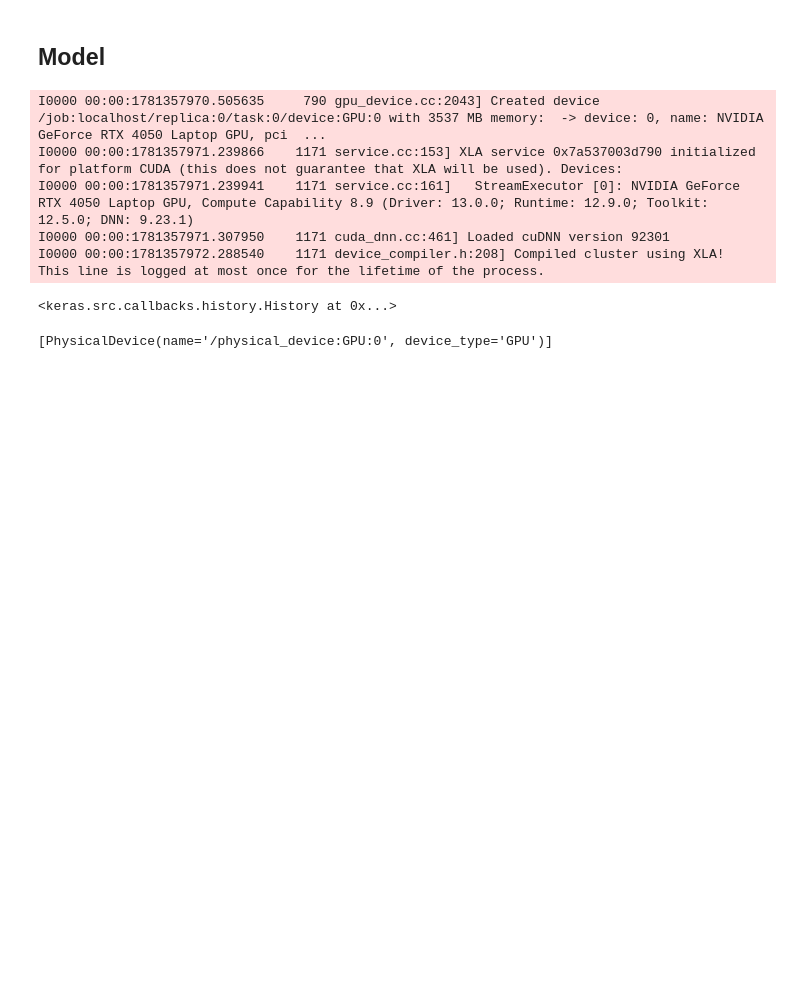
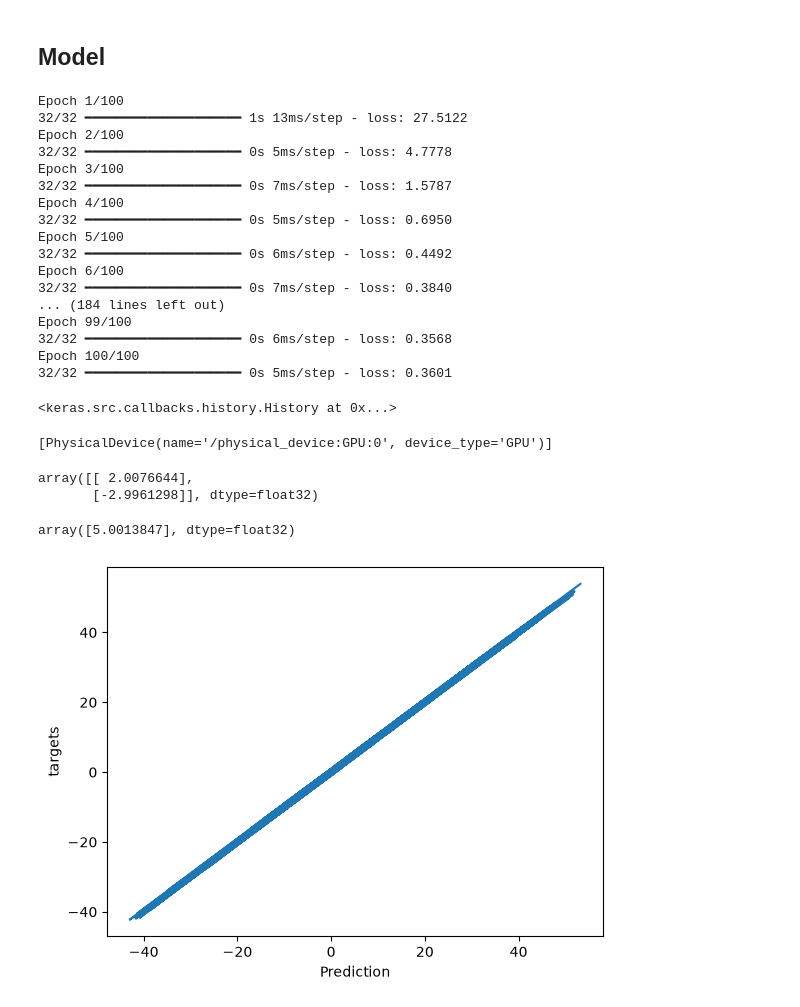
Before and after one commit to Pranav-1719/Data-Science-Machine-Learning, a Jupyter notebook: Deep-Learning/tensorflow_practice1.ipynb, the cells around one changed output. Drawn from its saved outputs; the diff is of its cells as text; code cells hidden in the pictures; blank space fills up the shorter version.

Commit message:
Developed a SGD model using tensorflow and used it to make predictions

```diff
--- a/Deep-Learning/tensorflow_practice1.ipynb
+++ b/Deep-Learning/tensorflow_practice1.ipynb
@@ -43,13 +43,25 @@ model = tf.keras.Sequential([
 model.compile(optimizer='sgd',loss='mean_squared_error') # SGD = Stochastic gradient Descent , MSE = l2_norm
 
 #Fitting the data
-model.fit(training_data['inputs'],training_data['targets'],epochs=100,verbose=0) #Epoch = Iterations
+model.fit(training_data['inputs'],training_data['targets'],epochs=100,verbose=1) #Epoch = Iterations
 # %% [output]
-I0000 00:00:1781357970.505635     790 gpu_device.cc:2043] Created device /job:localhost/replica:0/task:0/device:GPU:0 with 3537 MB memory:  -> device: 0, name: NVIDIA GeForce RTX 4050 Laptop GPU, pci  ...
-I0000 00:00:1781357971.239866    1171 service.cc:153] XLA service 0x7a537003d790 initialized for platform CUDA (this does not guarantee that XLA will be used). Devices:
-I0000 00:00:1781357971.239941    1171 service.cc:161]   StreamExecutor [0]: NVIDIA GeForce RTX 4050 Laptop GPU, Compute Capability 8.9 (Driver: 13.0.0; Runtime: 12.9.0; Toolkit: 12.5.0; DNN: 9.23.1)
-I0000 00:00:1781357971.307950    1171 cuda_dnn.cc:461] Loaded cuDNN version 92301
-I0000 00:00:1781357972.288540    1171 device_compiler.h:208] Compiled cluster using XLA!  This line is logged at most once for the lifetime of the process.
+Epoch 1/100
+32/32 ━━━━━━━━━━━━━━━━━━━━ 1s 13ms/step - loss: 27.5122
+Epoch 2/100
+32/32 ━━━━━━━━━━━━━━━━━━━━ 0s 5ms/step - loss: 4.7778
+Epoch 3/100
+32/32 ━━━━━━━━━━━━━━━━━━━━ 0s 7ms/step - loss: 1.5787
+Epoch 4/100
+32/32 ━━━━━━━━━━━━━━━━━━━━ 0s 5ms/step - loss: 0.6950
+Epoch 5/100
+32/32 ━━━━━━━━━━━━━━━━━━━━ 0s 6ms/step - loss: 0.4492
+Epoch 6/100
+32/32 ━━━━━━━━━━━━━━━━━━━━ 0s 7ms/step - loss: 0.3840
+... (184 lines left out)
+Epoch 99/100
+32/32 ━━━━━━━━━━━━━━━━━━━━ 0s 6ms/step - loss: 0.3568
+Epoch 100/100
+32/32 ━━━━━━━━━━━━━━━━━━━━ 0s 5ms/step - loss: 0.3601
 <keras.src.callbacks.history.History at 0x...>
 # %%
 print(tf.config.list_physical_devices('GPU'))
@@ -57,0 +75,16 @@ print(tf.config.list_physical_devices('GPU'))
+# %%
+weights
+# %% [output]
+array([[ 2.0076644],
+       [-2.9961298]], dtype=float32)
+# %%
+biases
+# %% [output]
+array([5.0013847], dtype=float32)
+# %%
+plt.plot(np.squeeze(model.predict_on_batch(training_data['inputs'])),np.squeeze(training_data['targets']))
+plt.xlabel('Prediction')
+plt.ylabel('targets')
+plt.show()
+# %% [output]
+[figure, added]
```
Also changed, not shown: parts of 1 cell of this notebook, 2 other files.
